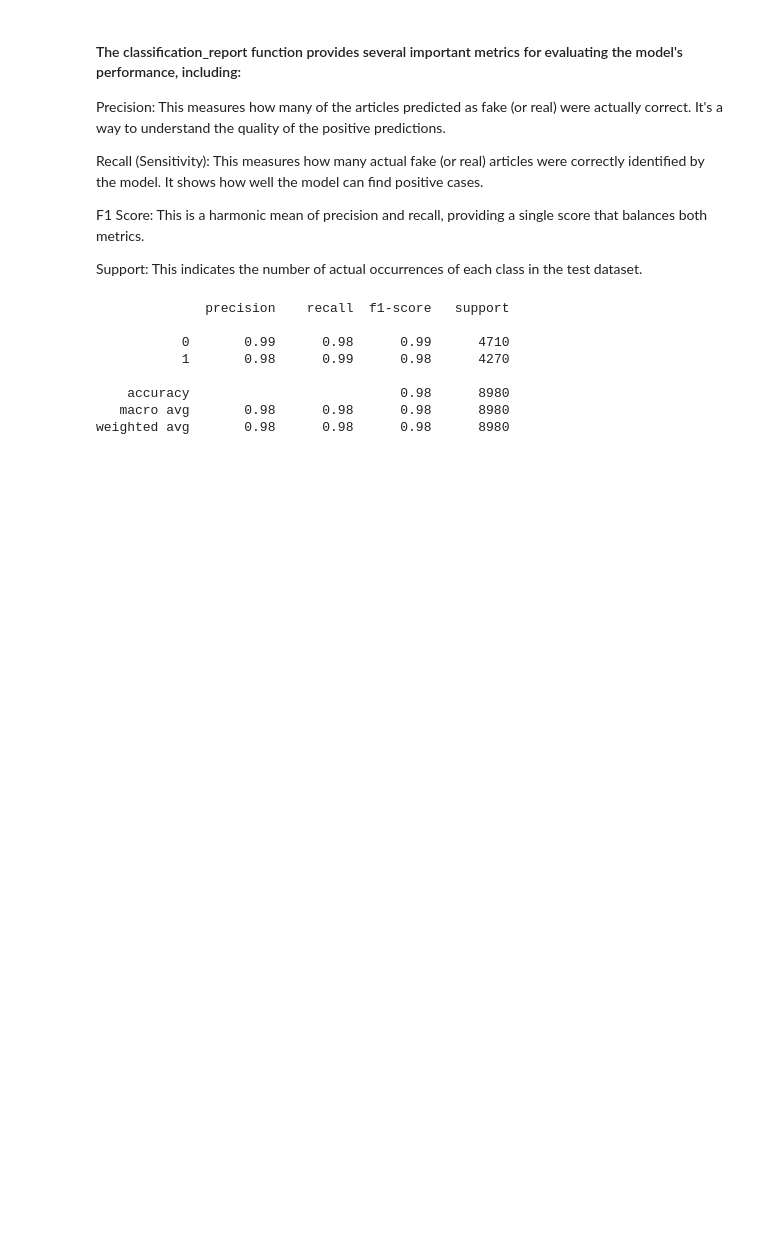
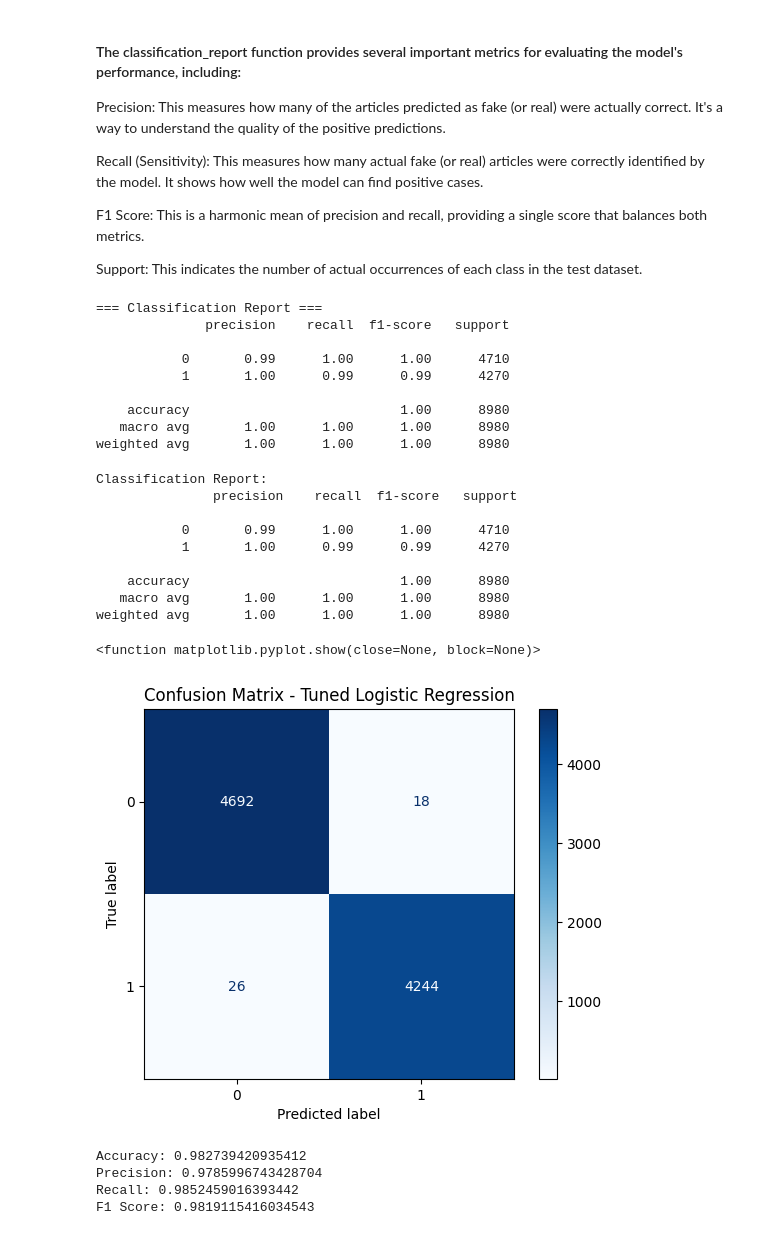
Before and after one commit to Dev2236/Fake-News-Prediction, a Jupyter notebook: Fake News Prediction Project.ipynb, the cells around one changed output. Saved outputs shown, nothing was run; the diff lists cells and outputs as text; code cells hidden in the pictures; blank space fills up the shorter version.

```diff
--- a/Fake News Prediction Project.ipynb
+++ b/Fake News Prediction Project.ipynb
@@ -140,7 +141,7 @@ Name: class, dtype: int64
 5. **Transforming Test Data**: The line `xv_test = vectorization.transform(x_test)` does the same for the test data (new articles we want to check) but without teaching the machine again. It uses what it learned from the training data to transform the test data.
 # %%
 from sklearn.feature_extraction.text import TfidfVectorizer
-vectorization = TfidfVectorizer()
+vectorization = TfidfVectorizer(stop_words='english', max_df=0.7)
 xv_train = vectorization.fit_transform(x_train)
 xv_test = vectorization.transform(x_test)
 # %% [markdown]
@@ -165,3 +166,19 @@ LogisticRegression()
 ## This line uses the trained model to classify the test articles based on what it learned during training.
 ## The output (pred_lr) will be a list of predictions, telling which articles it thinks are real and which it thinks are fake.
 pred_lr=LR.predict(xv_test)
+# %%
+# Tune Logistic Regression with GridSearchCV
+# GridSearchCV = Grid Search + Cross-Validation.
+# It tests every combination of parameters you give and selects the best one based on accuracy (or other scoring metric).
+from sklearn.model_selection import GridSearchCV
+from sklearn.linear_model import LogisticRegression
+param_grid = {
+    'C': [0.01, 0.1, 1, 10],                   # Regularization strength
+    'penalty': ['l1', 'l2'],                   # Type of penalty
+    'solver': ['liblinear', 'saga'],           # Solvers that support l1 and l2
+    'class_weight': [None, 'balanced']
+}
+logreg = LogisticRegression(max_iter=1000)  # Base model
+
+grid = GridSearchCV(logreg, param_grid, cv=5, scoring='accuracy', verbose=1, n_jobs=-1)
+grid.fit(xv_train, y_train)
@@ -183,13 +217,50 @@ F1 Score: This is a harmonic mean of precision and recall, providing a single sc
 
 Support: This indicates the number of actual occurrences of each class in the test dataset.
 # %%
-print(classification_report(y_test, pred_lr))
+print("\n=== Classification Report ===")
+print(classification_report(y_test, y_pred))
 # %% [output]
+=== Classification Report ===
               precision    recall  f1-score   support
 
-           0       0.99      0.98      0.99      4710
-           1       0.98      0.99      0.98      4270
+           0       0.99      1.00      1.00      4710
+           1       1.00      0.99      0.99      4270
 
-    accuracy                           0.98      8980
-   macro avg       0.98      0.98      0.98      8980
-weighted avg       0.98      0.98      0.98      8980
+    accuracy                           1.00      8980
+   macro avg       1.00      1.00      1.00      8980
+weighted avg       1.00      1.00      1.00      8980
+# %%
+best_model = grid.best_estimator_
+y_pred = grid.best_estimator_.predict(xv_test)
+
+print("Classification Report:\n", classification_report(y_test, y_pred))
+
+cm = confusion_matrix(y_test, y_pred, labels=best_model.classes_)
+disp = ConfusionMatrixDisplay(confusion_matrix=cm, display_labels=best_model.classes_)
+disp.plot(cmap='Blues')
+plt.title("Confusion Matrix - Tuned Logistic Regression")
+plt.show
+# %% [output]
+Classification Report:
+               precision    recall  f1-score   support
+
+           0       0.99      1.00      1.00      4710
+           1       1.00      0.99      0.99      4270
+
+    accuracy                           1.00      8980
+   macro avg       1.00      1.00      1.00      8980
+weighted avg       1.00      1.00      1.00      8980
+<function matplotlib.pyplot.show(close=None, block=None)>
+[figure, added]
+# %%
+from sklearn.metrics import accuracy_score, precision_score, recall_score, f1_score
+
+print("Accuracy:", accuracy_score(y_test, pred_lr))
+print("Precision:", precision_score(y_test, pred_lr, pos_label=1))
+print("Recall:", recall_score(y_test, pred_lr, pos_label=1))
+print("F1 Score:", f1_score(y_test, pred_lr, pos_label=1))
+# %% [output]
+Accuracy: 0.982739420935412
+Precision: 0.9785996743428704
+Recall: 0.9852459016393442
+F1 Score: 0.9819115416034543
```
Also changed, not shown: parts of 5 cells of this notebook.
